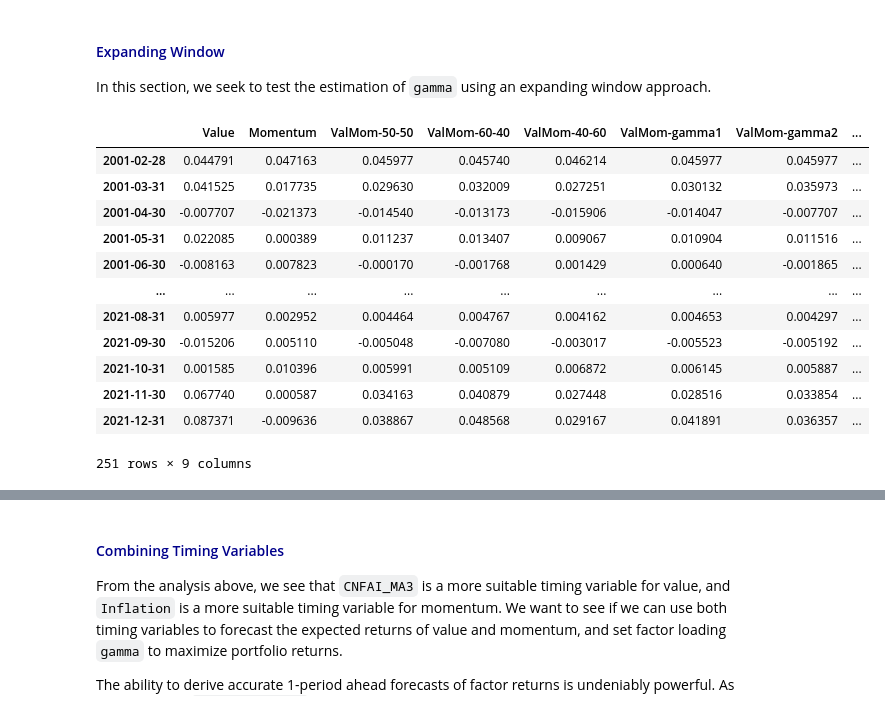
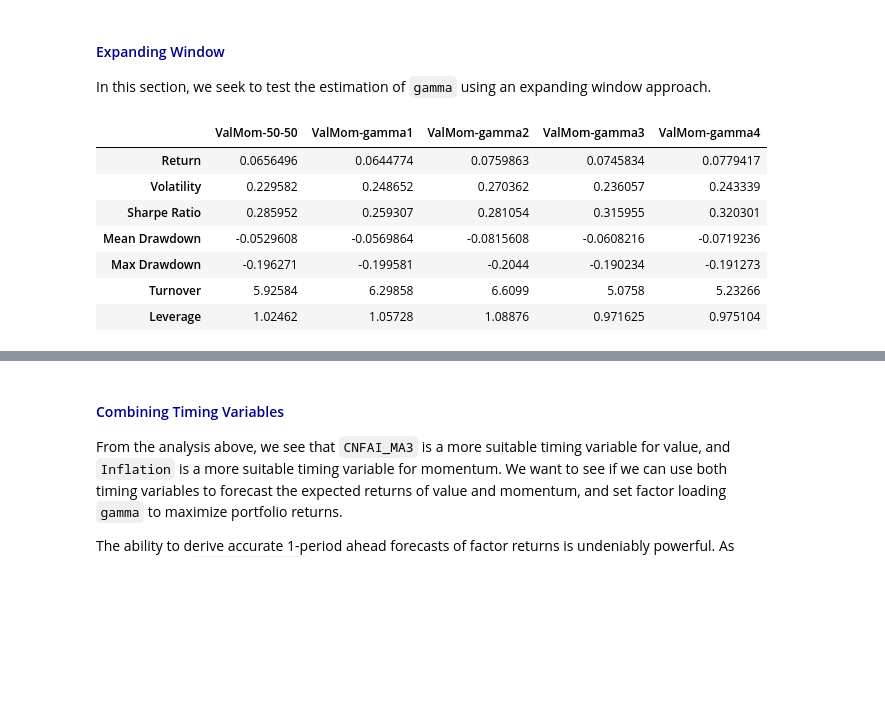
Before and after one commit to charlesyew/quant-methods-project, a Jupyter notebook: Quant Methods Project.ipynb, the cells around one changed output, grey strips where cells are left out. Cells and saved outputs as stored; diff of their text form; code cells hidden in the pictures; blank space fills up the shorter version.

```diff
--- a/Quant Methods Project.ipynb
+++ b/Quant Methods Project.ipynb
@@ -120,0 +157,4 @@ for date in date_range:
+# %%
+# compute beta
+for date in date_range1:
+    y = rf_ret.loc[date_range1]
@@ -484,0 +631,6 @@ factor_ret_df
+# %%
+# load timing variables
+filename_3 = r"Timing Variables.xlsx"
+timing_var_df = pd.read_excel(base_dir + "\\" + filename_3,sheet_name = "Timing Variables", index_col = 0).fillna(0)
+timing_var_df['Inflation_YoY'] = timing_var_df['Inflation_YoY'] - 0.02 # minus target inflation
+timing_var_df['Unemployment'] = timing_var_df['Unemployment'] - 0.04 # minus target unemployment
@@ -485,17 +651,18 @@ factor_ret_df
 # %%
+offset = 1
 # whole period
 start_date0 = pd.Timestamp('1996-01-31')
-start_date = start_date0 + pd.offsets.MonthEnd(1)
-end_date0 = pd.Timestamp('2021-11-30')
-end_date = end_date0 + pd.offsets.MonthEnd(1)
+start_date = start_date0 + pd.offsets.MonthEnd(offset)
+end_date0 = end_date - pd.offsets.MonthEnd(offset)
+end_date = pd.Timestamp('2021-12-31')
 # training period
 train_start_date0 = pd.Timestamp('1996-01-31')
-train_start_date = train_start_date0 + pd.offsets.MonthEnd(1)
-train_end_date0 = pd.Timestamp('2000-12-31')
-train_end_date = train_end_date0 + pd.offsets.MonthEnd(1)
+train_start_date = train_start_date0 + pd.offsets.MonthEnd(offset)
+train_end_date0 = train_end_date - pd.offsets.MonthEnd(offset)
+train_end_date = pd.Timestamp('2001-01-31')
 # testing period
 test_start_date0 = pd.Timestamp('2001-01-31')
-test_start_date = test_start_date0 + pd.offsets.MonthEnd(1)
-test_end_date0 = pd.Timestamp('2021-11-30')
-test_end_date = test_end_date0 + pd.offsets.MonthEnd(1)
+test_start_date = test_start_date0 + pd.offsets.MonthEnd(offset)
+test_end_date0 = test_end_date - pd.offsets.MonthEnd(offset)
+test_end_date = pd.Timestamp('2021-12-31')
 # %%
@@ -648,57 +764,46 @@ plt.legend()
 In this section, we seek to test the estimation of `gamma` using an expanding window approach.
 # %%
 # compute gamma
-mom_inflation_ew = calc_gamma_ew('Momentum', factor_ret_df, 'Inflation', timing_var_df)
-mom_GDP_ew = calc_gamma_ew('Momentum', factor_ret_df, 'CNFAI_MA3', timing_var_df)
-val_inflation_ew = calc_gamma_ew('Value', factor_ret_df, 'Inflation', timing_var_df)
-val_GDP_ew = calc_gamma_ew('Value', factor_ret_df, 'CNFAI_MA3', timing_var_df)
+mom_inflation_ew = calc_gamma_ew('Momentum', factor_ret_df, 'Inflation_YoY', timing_var_df, scaler = 100)
+mom_GDP_ew = calc_gamma_ew('Momentum', factor_ret_df, 'CNFAI_MA3', timing_var_df, scaler = 100)
+val_inflation_ew = calc_gamma_ew('Value', factor_ret_df, 'Inflation_YoY', timing_var_df, scaler = 100)
+val_GDP_ew = calc_gamma_ew('Value', factor_ret_df, 'CNFAI_MA3', timing_var_df, scaler = 100)
 
 # target portfolio returns
 factor_returns_test = factor_ret_df.loc[test_start_date:test_end_date].copy()
 
 factor_returns_test['ValMom-50-50'] = 0.5 * (factor_returns_test['Value'] + factor_returns_test['Momentum']) # naive benchmark
-factor_returns_test['ValMom-60-40'] = 0.6 * factor_returns_test['Value'] + 0.4 * factor_returns_test['Momentum'] # static 60-40
-factor_returns_test['ValMom-40-60'] = 0.4 * factor_returns_test['Value'] + 0.6 * factor_returns_test['Momentum'] # static 40-60
-
 factor_returns_test['ValMom-gamma1']  = factor_returns_test['Value'] * (1 - mom_inflation_ew['Gamma']) + factor_returns_test['Momentum'] * (mom_inflation_ew['Gamma'])
 factor_returns_test['ValMom-gamma2']  = factor_returns_test['Value'] * (1 - mom_GDP_ew['Gamma']) + factor_returns_test['Momentum'] * (mom_GDP_ew['Gamma'])
 factor_returns_test['ValMom-gamma3']  = factor_returns_test['Value'] * (val_inflation_ew['Gamma']) + factor_returns_test['Momentum'] * (1 - val_inflation_ew['Gamma'])
 factor_returns_test['ValMom-gamma4']  = factor_returns_test['Value'] * (val_GDP_ew['Gamma']) + factor_returns_test['Momentum'] * (1 - val_GDP_ew['Gamma'])
+factor_returns_test.drop(['Value', 'Momentum'], axis = 1, inplace = True)
 
 # target portfolio weights
 factor_weights_test = {}
-factor_weights_test['Value'] = factor_weights['Value']
-factor_weights_test['Momentum'] = factor_weights['Momentum']
 factor_weights_test['ValMom-50-50'] = 0.5 * (factor_weights['Value'] + factor_weights['Momentum'])
-factor_weights_test['ValMom-60-40'] = 0.6 * factor_weights['Value'] + 0.4 * factor_weights['Momentum']
-factor_weights_test['ValMom-40-60'] = 0.4 * factor_weights['Value'] + 0.6 * factor_weights['Momentum']
 
 gamma1 = (mom_inflation_ew['Gamma']).shift(-1, freq = 'infer')
 factor_weights_test['ValMom-gamma1'] = factor_weights['Value'].loc[expanding_window].mul(1 - gamma1, axis = 0) + factor_weights['Momentum'].loc[expanding_window].mul(gamma1, axis = 0)
 
 gamma2 = (mom_GDP_ew['Gamma']).shift(-1, freq = 'infer')
 factor_weights_test['ValMom-gamma2'] = factor_weights['Value'].loc[expanding_window].mul(1 - gamma2, axis = 0) + factor_weights['Momentum'].loc[expanding_window].mul(gamma2, axis = 0)
 
 gamma3 = (val_inflation_ew['Gamma']).shift(-1, freq = 'infer')
 factor_weights_test['ValMom-gamma3'] = factor_weights['Value'].loc[expanding_window].mul(gamma3, axis = 0) + factor_weights['Momentum'].loc[expanding_window].mul(1 - gamma3, axis = 0)
 
 gamma4 = (val_GDP_ew['Gamma']).shift(-1, freq = 'infer')
 factor_weights_test['ValMom-gamma4'] = factor_weights['Value'].loc[expanding_window].mul(gamma4, axis = 0) + factor_weights['Momentum'].loc[expanding_window].mul(1- gamma4, axis = 0)
 
 
 # compute performance measures
 summary_table(factor_weights_test, factor_returns_test, test_start_date, test_end_date)
 # %% [output]
-|  | Value | Momentum | ValMom-50-50 | ValMom-60-40 | ValMom-40-60 | ValMom-gamma1 | ValMom-gamma2 | ... |
-| 2001-02-28 | 0.044791 | 0.047163 | 0.045977 | 0.045740 | 0.046214 | 0.045977 | 0.045977 | ... |
-| 2001-03-31 | 0.041525 | 0.017735 | 0.029630 | 0.032009 | 0.027251 | 0.030132 | 0.035973 | ... |
-| 2001-04-30 | -0.007707 | -0.021373 | -0.014540 | -0.013173 | -0.015906 | -0.014047 | -0.007707 | ... |
-| 2001-05-31 | 0.022085 | 0.000389 | 0.011237 | 0.013407 | 0.009067 | 0.010904 | 0.011516 | ... |
-| 2001-06-30 | -0.008163 | 0.007823 | -0.000170 | -0.001768 | 0.001429 | 0.000640 | -0.001865 | ... |
-| ... | ... | ... | ... | ... | ... | ... | ... | ... |
-| 2021-08-31 | 0.005977 | 0.002952 | 0.004464 | 0.004767 | 0.004162 | 0.004653 | 0.004297 | ... |
-| 2021-09-30 | -0.015206 | 0.005110 | -0.005048 | -0.007080 | -0.003017 | -0.005523 | -0.005192 | ... |
-| 2021-10-31 | 0.001585 | 0.010396 | 0.005991 | 0.005109 | 0.006872 | 0.006145 | 0.005887 | ... |
-| 2021-11-30 | 0.067740 | 0.000587 | 0.034163 | 0.040879 | 0.027448 | 0.028516 | 0.033854 | ... |
-| 2021-12-31 | 0.087371 | -0.009636 | 0.038867 | 0.048568 | 0.029167 | 0.041891 | 0.036357 | ... |
+|  | ValMom-50-50 | ValMom-gamma1 | ValMom-gamma2 | ValMom-gamma3 | ValMom-gamma4 |
+| Return | 0.0656496 | 0.0644774 | 0.0759863 | 0.0745834 | 0.0779417 |
+| Volatility | 0.229582 | 0.248652 | 0.270362 | 0.236057 | 0.243339 |
+| Sharpe Ratio | 0.285952 | 0.259307 | 0.281054 | 0.315955 | 0.320301 |
+| Mean Drawdown | -0.0529608 | -0.0569864 | -0.0815608 | -0.0608216 | -0.0719236 |
+| Max Drawdown | -0.196271 | -0.199581 | -0.2044 | -0.190234 | -0.191273 |
+| Turnover | 5.92584 | 6.29858 | 6.6099 | 5.0758 | 5.23266 |
+| Leverage | 1.02462 | 1.05728 | 1.08876 | 0.971625 | 0.975104 |
-251 rows × 9 columns
```
Also changed, not shown: parts of 77 cells of this notebook.
